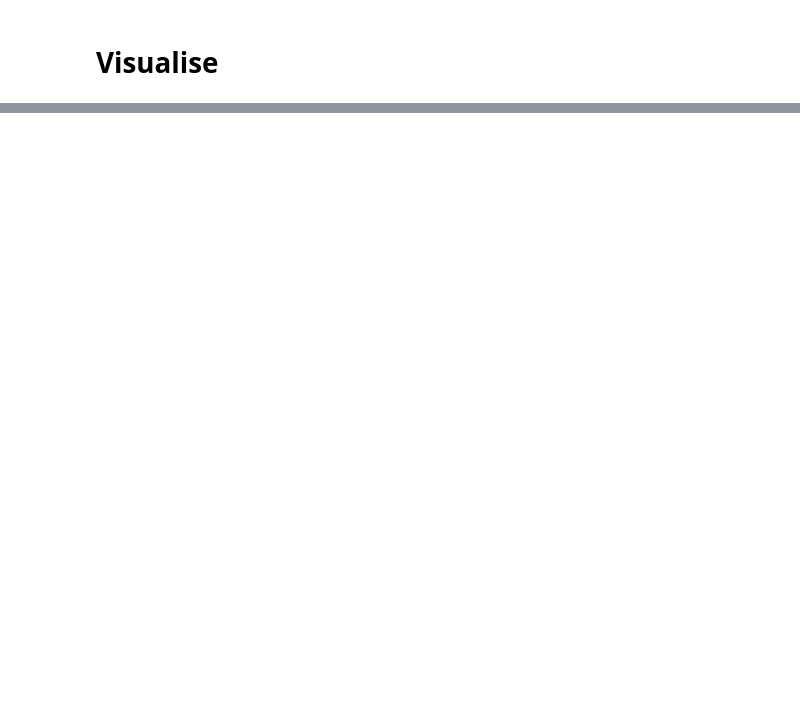
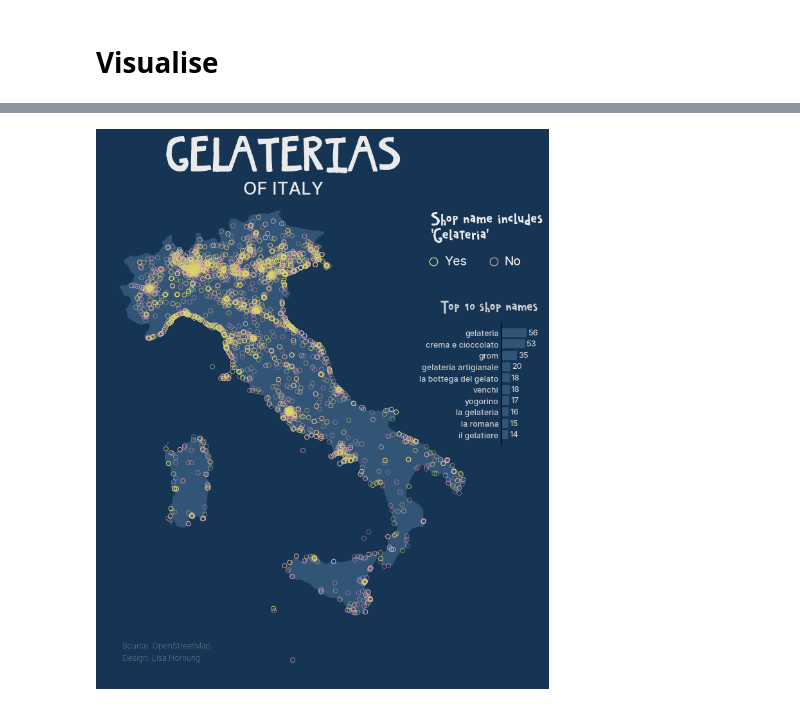
Before and after one commit to Lisa-Ho/small-data-projects, a Jupyter notebook: 2023/2307-gelaterias/gelaterias-map.ipynb, the cells around one changed output, grey strips where cells are left out. Saved outputs shown, nothing was run; the diff lists cells and outputs as text; code cells hidden in the pictures; blank space fills up the shorter version.

```diff
--- a/2023/2307-gelaterias/gelaterias-map.ipynb
+++ b/2023/2307-gelaterias/gelaterias-map.ipynb
@@ -137,6 +140,7 @@ from matplotlib import font_manager
 # %%
 bg_color="#163555"
 font_color="#eaeaea"
+font_color_subtle = "#CECECE"
 colrs = {"Gelateria": "#D9D66A", "Gelato": "#D89EA9", "Other":"#D89EA9" }
 #colrs = {"Gelateria": "#8FD2DD", "Gelato": "#D89EA9", "Other":"#D9D66A" } # tested different colours
 
@@ -187,0 +207,61 @@ plt.show()
+# %%
+#plot
+fig, ax = plt.subplots(figsize=(10, 10))
+fig.set_facecolor(bg_color)
+
+# ===
+# Data
+italy.plot(ax=ax, alpha=1, zorder=1, color="#325477")
+
+# points
+markers = {"Gelateria": "o", "Gelato": "o", "Other":"o" } # tested different marker shapes
+for group in ["Other",  "Gelato", "Gelateria",]:
+    gdf_filtered = gdf[gdf["name_group"]==group]
+    gdf_filtered.plot(ax=ax, zorder=3, markersize=25, edgecolor=colrs[group], marker=markers[group], linewidth=0.5, alpha=0.75, color="None")
+
+ax.axis("off")
+
+# bar chart
+labels = gdf["name_clean"].value_counts().head(11)[1:].sort_values().index
+values = gdf["name_clean"].value_counts().head(11)[1:].sort_values().values
+y_pos = np.arange(1,11,1)
+
+baxes = fig.add_axes([0.84, 0.48, 0.04, 0.19]) #axes to hold bar chart
+baxes.barh(y_pos, values, height=0.8, linewidth=0, color="#325477")
+baxes.text(-140,len(y_pos)+2,"Top 10 shop names", fontsize=11, ha="left", fontproperties = title_font, color=font_color_subtle)
+for i in range(len(values)):
+    baxes.text(values[i]+3, y_pos[i] , values[i], va="center", fontsize=9, fontproperties = subtitle_font, color=font_color_subtle)
+
+# format axis
+baxes.tick_params(axis='y', length = 0, color = "#444444")
+baxes.set_yticks(y_pos, labels, fontproperties=subtitle_font,size=9, color=font_color_subtle)
+for pos in ["top", "bottom", "right"]:
+    baxes.spines[pos].set_visible(False)
+baxes.set_facecolor(bg_color)
+baxes.xaxis.set_visible(False)
+
+
+# ===
+# Legend
+lgd = fig.add_axes([0.73, 0.7, 0.13, 0.13])
+kw = dict(marker='o', color=bg_color ,markersize=9, alpha=1, markerfacecolor="None")
+legend_elements2 = [Line2D([0], [0], markeredgecolor=colrs["Gelateria"], label="Yes", **kw),
+                  Line2D([0], [0], markeredgecolor=colrs["Other"], label="No", **kw),]
+L = lgd.legend(frameon=False, handles=legend_elements2, loc='center', ncol=2, handletextpad=0.2,labelspacing=1)
+plt.setp(L.texts,  va="baseline",color=font_color, fontproperties=subtitle_font,size=14, )
+lgd.text(0.0,0.78,"Shop name includes\n'Gelateria'",  va="baseline",color=font_color, fontproperties=title_font,size=12, )
+lgd.axis("off")
+
+#====
+# Text
+plt.figtext(0.5, 0.87 , "of Italy".upper(), fontproperties=subtitle_font, fontsize=20,  ha="center", color=font_color)
+plt.figtext(0.5, 0.87+0.05, "Gelaterias".upper(), fontproperties=title_font, fontsize=30,  ha="center", color=font_color)
+plt.figtext(0.25, 0.145, "Source: OpenStreetMap \nDesign: Lisa Hornung", fontproperties=label_font, fontsize=9, ha="left", color="#CECECE", linespacing=1.8)
+
+#====
+# export
+plt.savefig("gelaterias-italy-barchart.png", bbox_inches='tight', dpi=300, pad_inches=0.4, facecolor=bg_color)
+
+plt.show()
+# %% [output]
+[figure, added]
```
Also changed, not shown: parts of 7 cells of this notebook.
